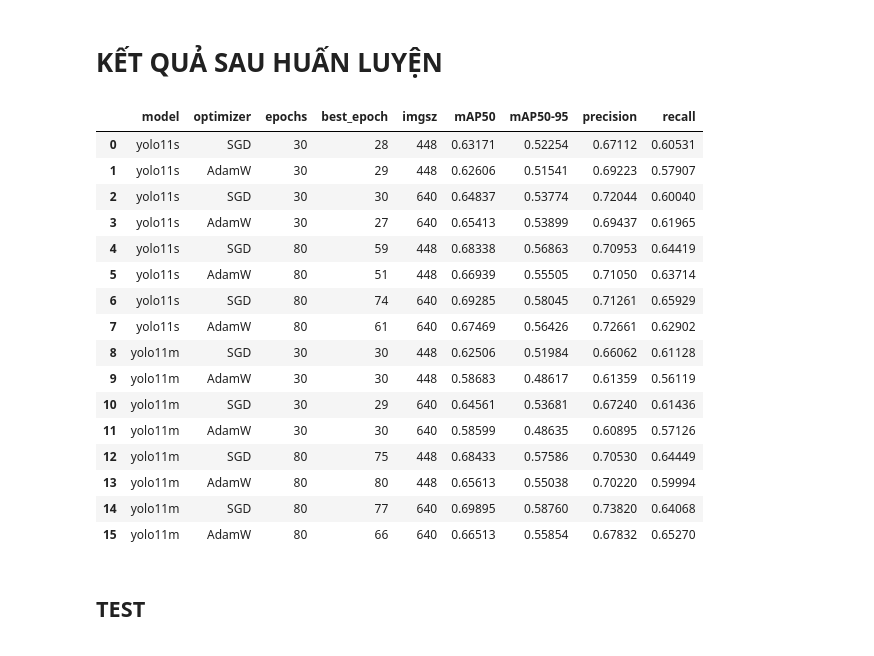
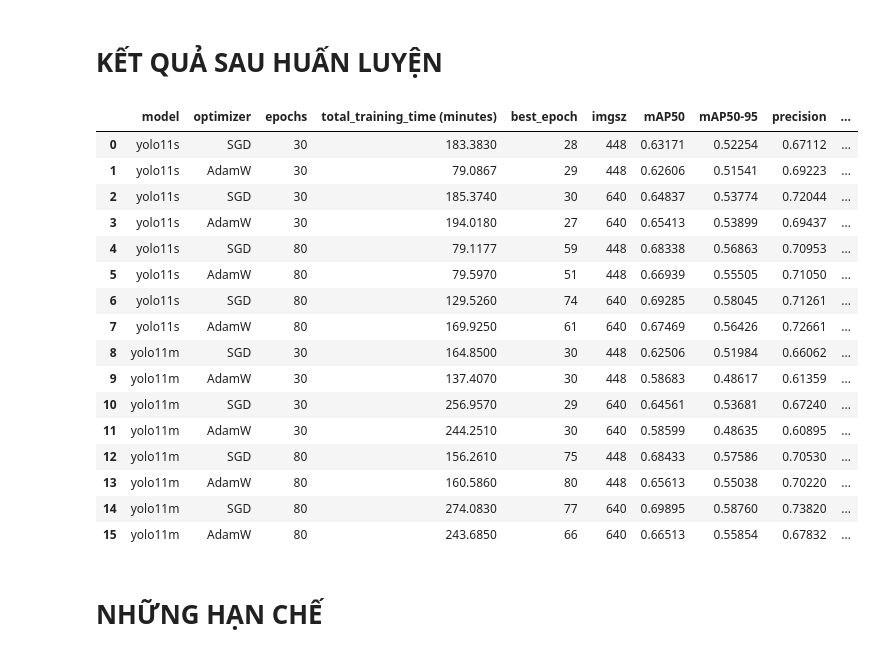
Before and after one commit to iam-BUDDYY/using-deep-learning-to-classify-animal-and-human-images, a Jupyter notebook: PROJECT REPORT.ipynb, the cells around one changed output. Saved outputs shown, nothing was run; the diff lists cells and outputs as text; code cells hidden in the pictures.

```diff
--- a/PROJECT REPORT.ipynb
+++ b/PROJECT REPORT.ipynb
@@ -633,7 +633,7 @@ Model has been trained already. It is being loaded again...
 # KẾT QUẢ SAU HUẤN LUYỆN
 # %%
 # Hàm ghép dòng vào dataframe
-def df_concat(last_results, best_results, base_model, parameter):
+def df_concat(last_results, best_results, base_model, parameter, total_training_time):
     epochs, imgsz, with_optimization = parameter
     optimizer = "AdamW" if with_optimization else "SGD"
 
@@ -641,6 +641,7 @@ def df_concat(last_results, best_results, base_model, parameter):
         "model": base_model,
         "optimizer": optimizer,
         "epochs": int(epochs),
+        "total_training_time (minutes)": total_training_time,
         "best_epoch": int(best_results["epoch"].iloc[0]),
         "imgsz": int(imgsz),
         "mAP50": float(best_results["metrics/mAP50(B)"].iloc[0]),
@@ -649,75 +650,72 @@ def df_concat(last_results, best_results, base_model, parameter):
         "recall": float(best_results["metrics/recall(B)"].iloc[0])
     }])
 
-    # Kiểm tra last_results có rỗng hay không rồi return để tránh warning
-    # if last_results.empty:
-    #     return row.copy()
-
     last_results = pd.concat([last_results, row], ignore_index=True)
 
     return last_results
 # %%
 printed_results_columns = [
     "epoch",
     "metrics/mAP50(B)",
     "metrics/mAP50-95(B)",
     "metrics/precision(B)",
     "metrics/recall(B)"
 ]
-
+df_columns = {
+    "model": "string",
+    "optimizer": "string",
+    "epochs": "int64",
+    "total_training_time (minutes)": "float64",
+    "best_epoch": "int64",
+    "imgsz": "int64",
+    "mAP50": "float64",
+    "mAP50-95": "float64",
+    "precision": "float64",
+    "recall": "float64",
+}
 # last_results là tổng hợp 16 best_results của 16 tham số
 last_results = pd.DataFrame({
-    "model": pd.Series(dtype="string"),
-    "optimizer": pd.Series(dtype="string"),
-    "epochs": pd.Series(dtype="int"),
-    "best_epoch": pd.Series(dtype="int"),
-    "imgsz": pd.Series(dtype="int"),
-    "mAP50": pd.Series(dtype="float"),
-    "mAP50-95": pd.Series(dtype="float"),
-    "precision": pd.Series(dtype="float"),
-    "recall": pd.Series(dtype="float"),
+    columns: pd.Series(dtype=dtype) for columns, dtype in df_columns.items()
 })
-
-# best_results là dòng trong file results.csv có metrics/mAP50-95 cao nhất cột
-best_results = pd.DataFrame(columns=printed_columns)
 
 for base_model in BASE_MODELS:
     for parameter in parameters:
         epochs, imgsz, with_optimization = parameter
         optimizer = "AdamW" if with_optimization else "SGD"
 
         results_path = (
             Path(f"runs/{base_model}")
             / f"epochs{epochs}_imgsz{imgsz}_optimization{with_optimization}"
             / "results.csv"
         )
 
         results = pd.read_csv(results_path)
+        # best_results là dòng trong results.csv có metrics/mAP50-95 cao nhất cột
+        total_training_time = results["time"].iloc[0]
         best_results = (
             results.nlargest(1, "metrics/mAP50-95(B)")[printed_results_columns]
         )
-        last_results = df_concat(
-            last_results, best_results, base_model, parameter
-        )
+        last_results = df_concat(last_results, best_results, base_model,
+                                 parameter, total_training_time)
 
 last_results
 # %% [output]
-|  | model | optimizer | epochs | best_epoch | imgsz | mAP50 | mAP50-95 | precision | recall |
-| 0 | yolo11s | SGD | 30 | 28 | 448 | 0.63171 | 0.52254 | 0.67112 | 0.60531 |
-| 1 | yolo11s | AdamW | 30 | 29 | 448 | 0.62606 | 0.51541 | 0.69223 | 0.57907 |
-| 2 | yolo11s | SGD | 30 | 30 | 640 | 0.64837 | 0.53774 | 0.72044 | 0.60040 |
-| 3 | yolo11s | AdamW | 30 | 27 | 640 | 0.65413 | 0.53899 | 0.69437 | 0.61965 |
-| 4 | yolo11s | SGD | 80 | 59 | 448 | 0.68338 | 0.56863 | 0.70953 | 0.64419 |
-| 5 | yolo11s | AdamW | 80 | 51 | 448 | 0.66939 | 0.55505 | 0.71050 | 0.63714 |
-| 6 | yolo11s | SGD | 80 | 74 | 640 | 0.69285 | 0.58045 | 0.71261 | 0.65929 |
-| 7 | yolo11s | AdamW | 80 | 61 | 640 | 0.67469 | 0.56426 | 0.72661 | 0.62902 |
-| 8 | yolo11m | SGD | 30 | 30 | 448 | 0.62506 | 0.51984 | 0.66062 | 0.61128 |
-| 9 | yolo11m | AdamW | 30 | 30 | 448 | 0.58683 | 0.48617 | 0.61359 | 0.56119 |
-| 10 | yolo11m | SGD | 30 | 29 | 640 | 0.64561 | 0.53681 | 0.67240 | 0.61436 |
-| 11 | yolo11m | AdamW | 30 | 30 | 640 | 0.58599 | 0.48635 | 0.60895 | 0.57126 |
-| 12 | yolo11m | SGD | 80 | 75 | 448 | 0.68433 | 0.57586 | 0.70530 | 0.64449 |
-| 13 | yolo11m | AdamW | 80 | 80 | 448 | 0.65613 | 0.55038 | 0.70220 | 0.59994 |
-| 14 | yolo11m | SGD | 80 | 77 | 640 | 0.69895 | 0.58760 | 0.73820 | 0.64068 |
-| 15 | yolo11m | AdamW | 80 | 66 | 640 | 0.66513 | 0.55854 | 0.67832 | 0.65270 |
+|  | model | optimizer | epochs | total_training_time (minutes) | best_epoch | imgsz | mAP50 | mAP50-95 | precision | ... |
+| 0 | yolo11s | SGD | 30 | 183.3830 | 28 | 448 | 0.63171 | 0.52254 | 0.67112 | ... |
+| 1 | yolo11s | AdamW | 30 | 79.0867 | 29 | 448 | 0.62606 | 0.51541 | 0.69223 | ... |
+| 2 | yolo11s | SGD | 30 | 185.3740 | 30 | 640 | 0.64837 | 0.53774 | 0.72044 | ... |
+| 3 | yolo11s | AdamW | 30 | 194.0180 | 27 | 640 | 0.65413 | 0.53899 | 0.69437 | ... |
+| 4 | yolo11s | SGD | 80 | 79.1177 | 59 | 448 | 0.68338 | 0.56863 | 0.70953 | ... |
+| 5 | yolo11s | AdamW | 80 | 79.5970 | 51 | 448 | 0.66939 | 0.55505 | 0.71050 | ... |
+| 6 | yolo11s | SGD | 80 | 129.5260 | 74 | 640 | 0.69285 | 0.58045 | 0.71261 | ... |
+| 7 | yolo11s | AdamW | 80 | 169.9250 | 61 | 640 | 0.67469 | 0.56426 | 0.72661 | ... |
+| 8 | yolo11m | SGD | 30 | 164.8500 | 30 | 448 | 0.62506 | 0.51984 | 0.66062 | ... |
+| 9 | yolo11m | AdamW | 30 | 137.4070 | 30 | 448 | 0.58683 | 0.48617 | 0.61359 | ... |
+| 10 | yolo11m | SGD | 30 | 256.9570 | 29 | 640 | 0.64561 | 0.53681 | 0.67240 | ... |
+| 11 | yolo11m | AdamW | 30 | 244.2510 | 30 | 640 | 0.58599 | 0.48635 | 0.60895 | ... |
+| 12 | yolo11m | SGD | 80 | 156.2610 | 75 | 448 | 0.68433 | 0.57586 | 0.70530 | ... |
+| 13 | yolo11m | AdamW | 80 | 160.5860 | 80 | 448 | 0.65613 | 0.55038 | 0.70220 | ... |
+| 14 | yolo11m | SGD | 80 | 274.0830 | 77 | 640 | 0.69895 | 0.58760 | 0.73820 | ... |
+| 15 | yolo11m | AdamW | 80 | 243.6850 | 66 | 640 | 0.66513 | 0.55854 | 0.67832 | ... |
 # %% [markdown]
-## TEST
+# NHỮNG HẠN CHẾ
```
Also changed, not shown: parts of 1 cell of this notebook.
